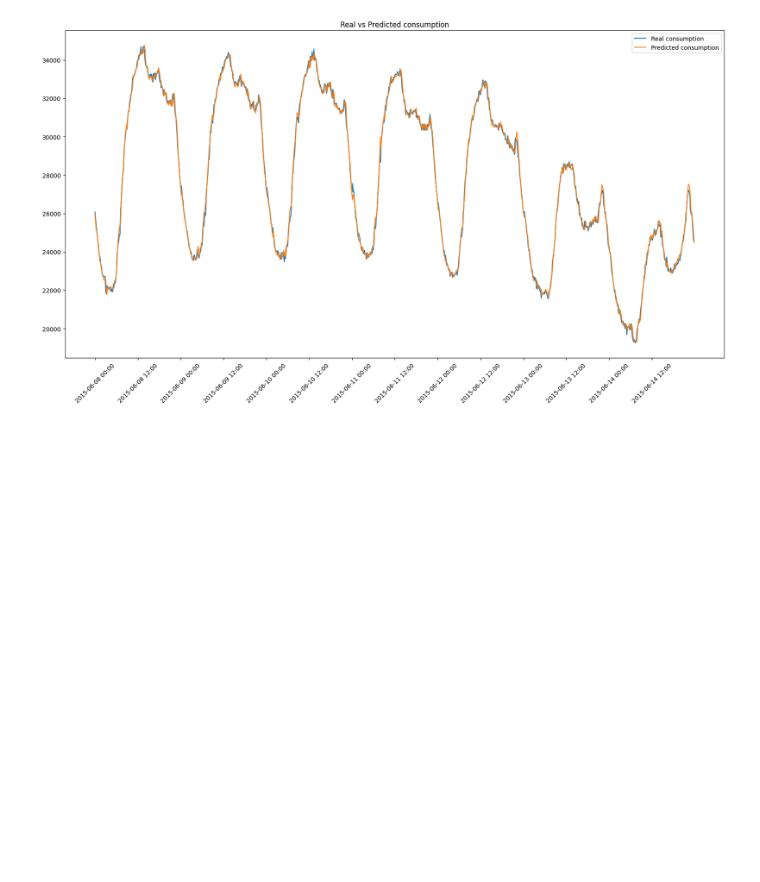
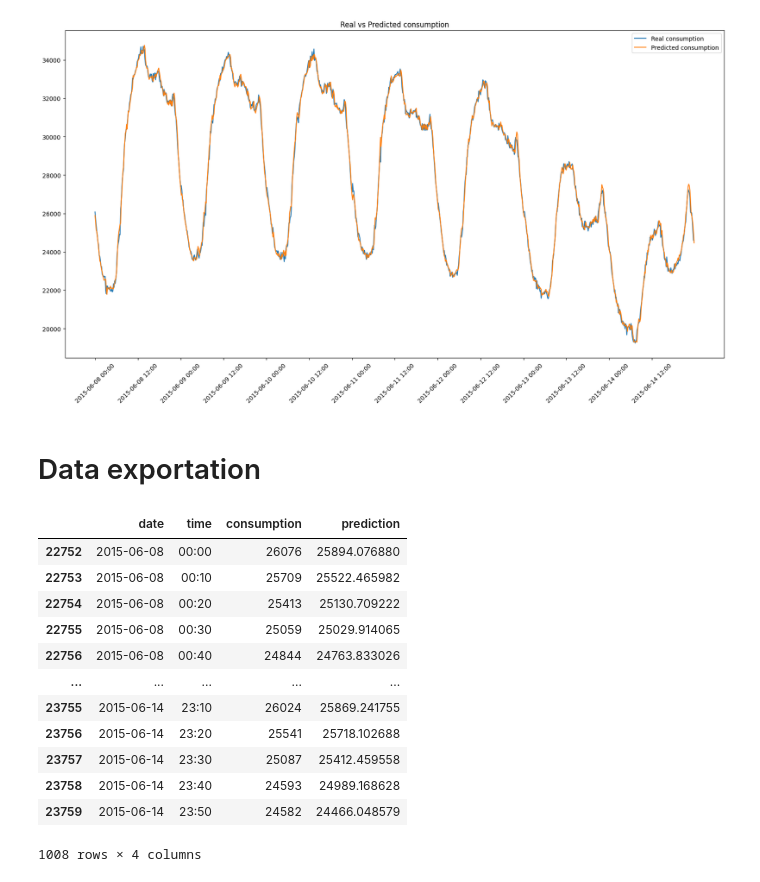
Before and after one commit to MrJoseAndres/MUIA_UIMP, a Jupyter notebook: DTC/T1/Prediction.ipynb, the cells around one changed output. Cells and saved outputs as stored; diff of their text form; code cells hidden in the pictures; blank space fills up the shorter version.

Commit message:
Started T2 and T1 results

```diff
--- a/DTC/T1/Prediction.ipynb
+++ b/DTC/T1/Prediction.ipynb
@@ -227,3 +227,22 @@ plt.legend()
 plt.savefig('Real_vs_Predicted_consumption.png')
 # %% [output]
 [figure]
+# %% [markdown]
+# Data exportation
+# %%
+# Exports y_pred_df into results.csv file
+y_pred_df.to_csv('results.csv', index=False)
+# %% [output]
+|  | date | time | consumption | prediction |
+| 22752 | 2015-06-08 | 00:00 | 26076 | 25894.076880 |
+| 22753 | 2015-06-08 | 00:10 | 25709 | 25522.465982 |
+| 22754 | 2015-06-08 | 00:20 | 25413 | 25130.709222 |
+| 22755 | 2015-06-08 | 00:30 | 25059 | 25029.914065 |
+| 22756 | 2015-06-08 | 00:40 | 24844 | 24763.833026 |
+| ... | ... | ... | ... | ... |
+| 23755 | 2015-06-14 | 23:10 | 26024 | 25869.241755 |
+| 23756 | 2015-06-14 | 23:20 | 25541 | 25718.102688 |
+| 23757 | 2015-06-14 | 23:30 | 25087 | 25412.459558 |
+| 23758 | 2015-06-14 | 23:40 | 24593 | 24989.168628 |
+| 23759 | 2015-06-14 | 23:50 | 24582 | 24466.048579 |
+1008 rows × 4 columns
```
Also changed, not shown: 9 other files.
